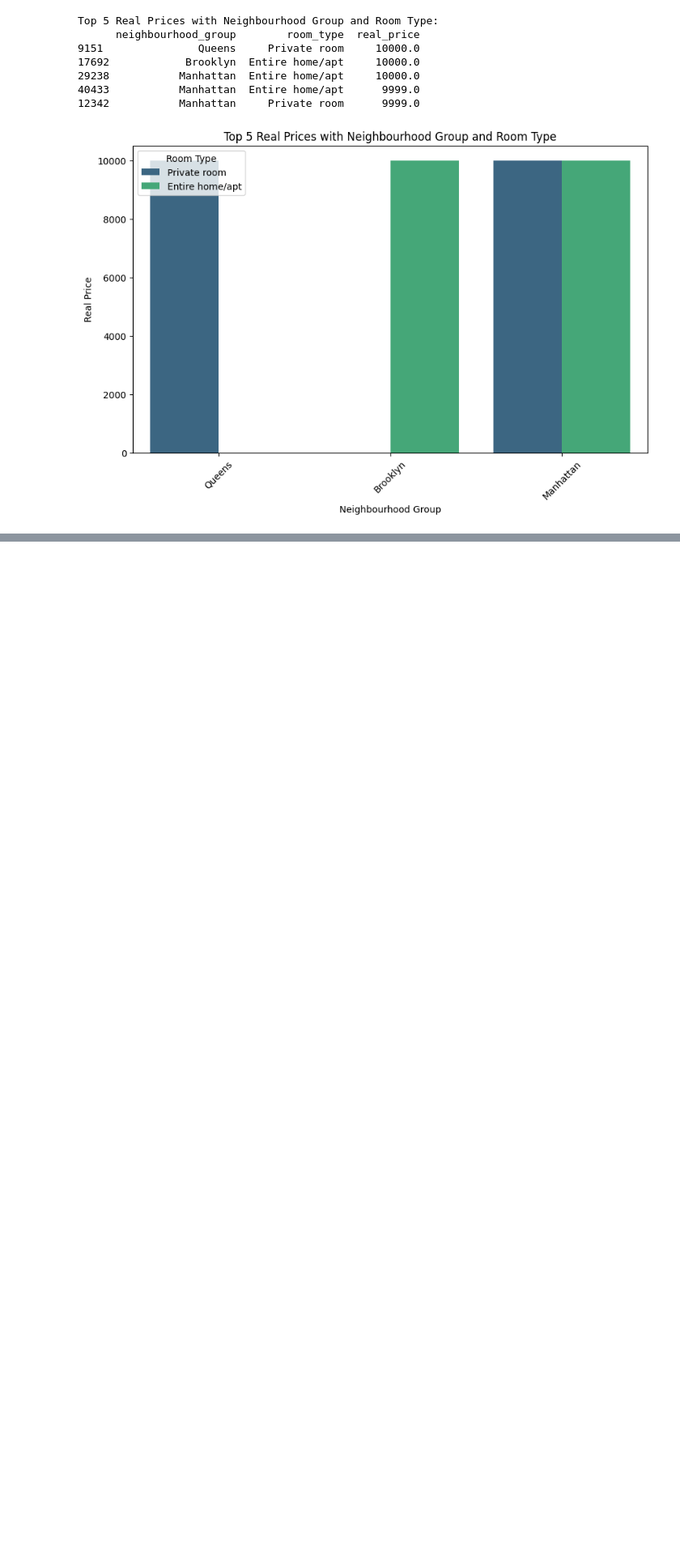
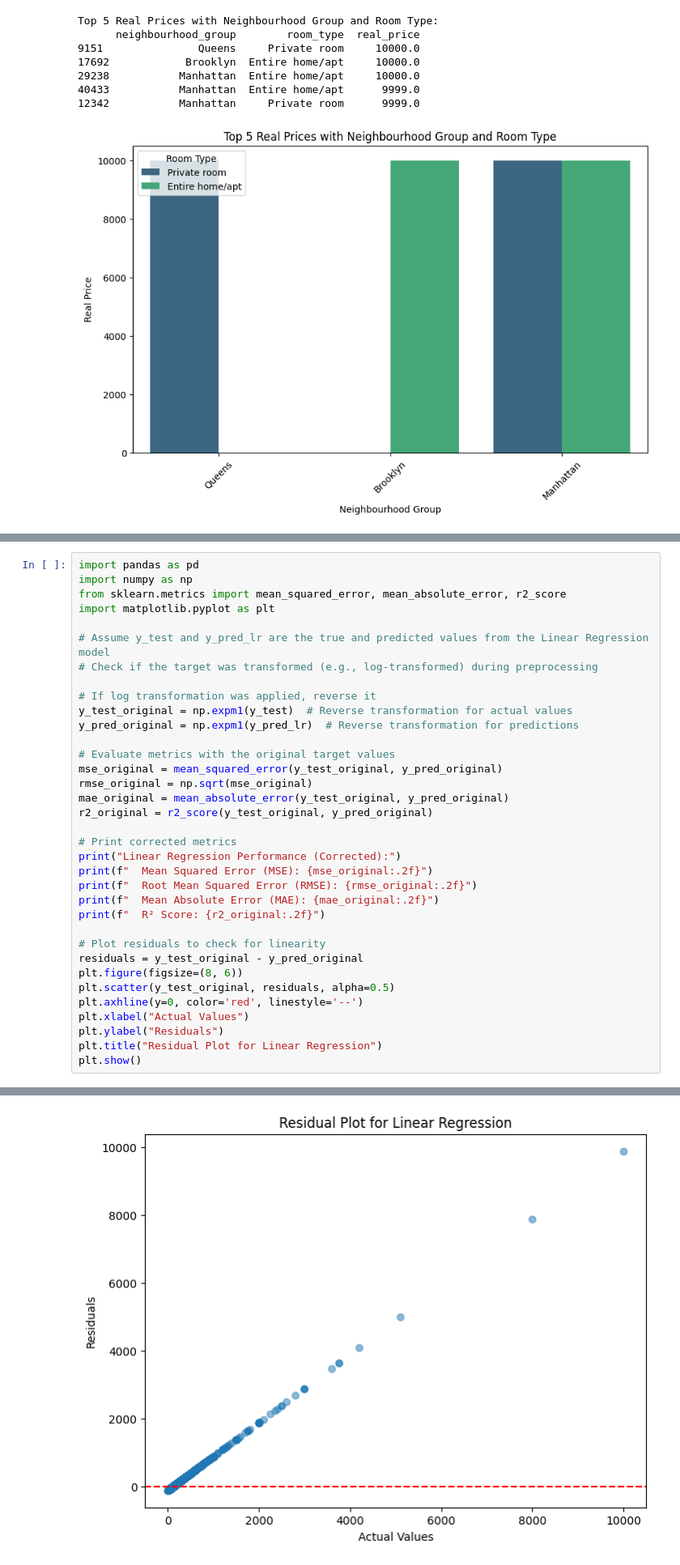
Before and after one commit to priyankkumar-patel-000530800/COMP-606-ML-Course-Project, a Jupyter notebook: COMP_606_ML_Course_Project.ipynb, the cells around one changed output, grey strips where cells are left out. Shown at 81% size. Drawn from its saved outputs; the diff is of its cells as text; blank space fills up the shorter version.

```diff
--- a/COMP_606_ML_Course_Project.ipynb
+++ b/COMP_606_ML_Course_Project.ipynb
@@ -591,0 +915,36 @@ Top 5 Real Prices with Neighbourhood Group and Room Type:
+# %%
+import pandas as pd
+import numpy as np
+from sklearn.metrics import mean_squared_error, mean_absolute_error, r2_score
+import matplotlib.pyplot as plt
+
+# Assume y_test and y_pred_lr are the true and predicted values from the Linear Regression model
+# Check if the target was transformed (e.g., log-transformed) during preprocessing
+
+# If log transformation was applied, reverse it
+y_test_original = np.expm1(y_test)  # Reverse transformation for actual values
+y_pred_original = np.expm1(y_pred_lr)  # Reverse transformation for predictions
+
+# Evaluate metrics with the original target values
+mse_original = mean_squared_error(y_test_original, y_pred_original)
+rmse_original = np.sqrt(mse_original)
+mae_original = mean_absolute_error(y_test_original, y_pred_original)
+r2_original = r2_score(y_test_original, y_pred_original)
+
+# Print corrected metrics
+print("Linear Regression Performance (Corrected):")
+print(f"  Mean Squared Error (MSE): {mse_original:.2f}")
+print(f"  Root Mean Squared Error (RMSE): {rmse_original:.2f}")
+print(f"  Mean Absolute Error (MAE): {mae_original:.2f}")
+print(f"  R² Score: {r2_original:.2f}")
+
+# Plot residuals to check for linearity
+residuals = y_test_original - y_pred_original
+plt.figure(figsize=(8, 6))
+plt.scatter(y_test_original, residuals, alpha=0.5)
+plt.axhline(y=0, color='red', linestyle='--')
+plt.xlabel("Actual Values")
+plt.ylabel("Residuals")
+plt.title("Residual Plot for Linear Regression")
+plt.show()
+# %% [output]
@@ -591,0 +956 @@ Top 5 Real Prices with Neighbourhood Group and Room Type:
+[figure, added]
```
Also changed, not shown: parts of 16 cells of this notebook.
